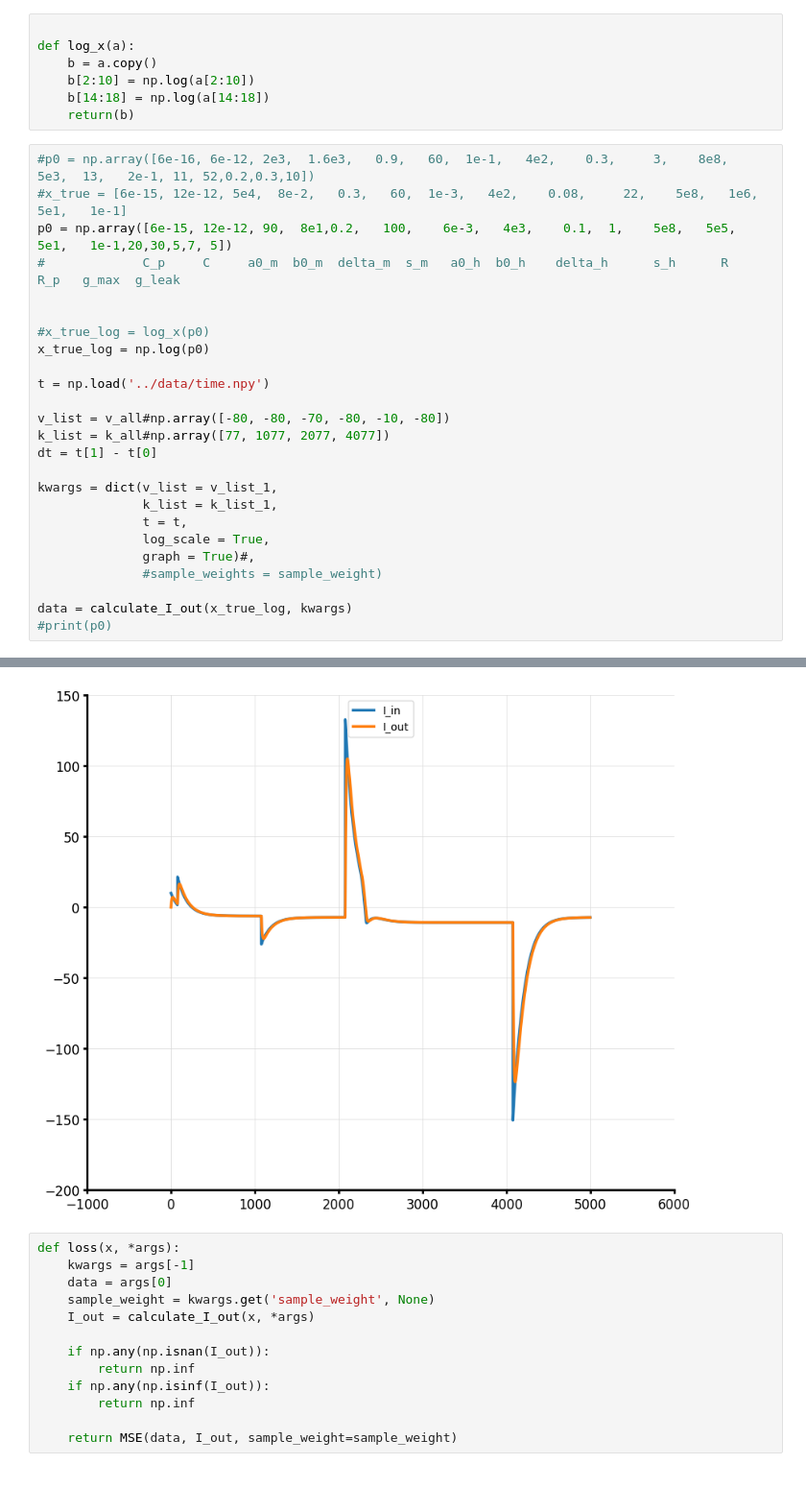
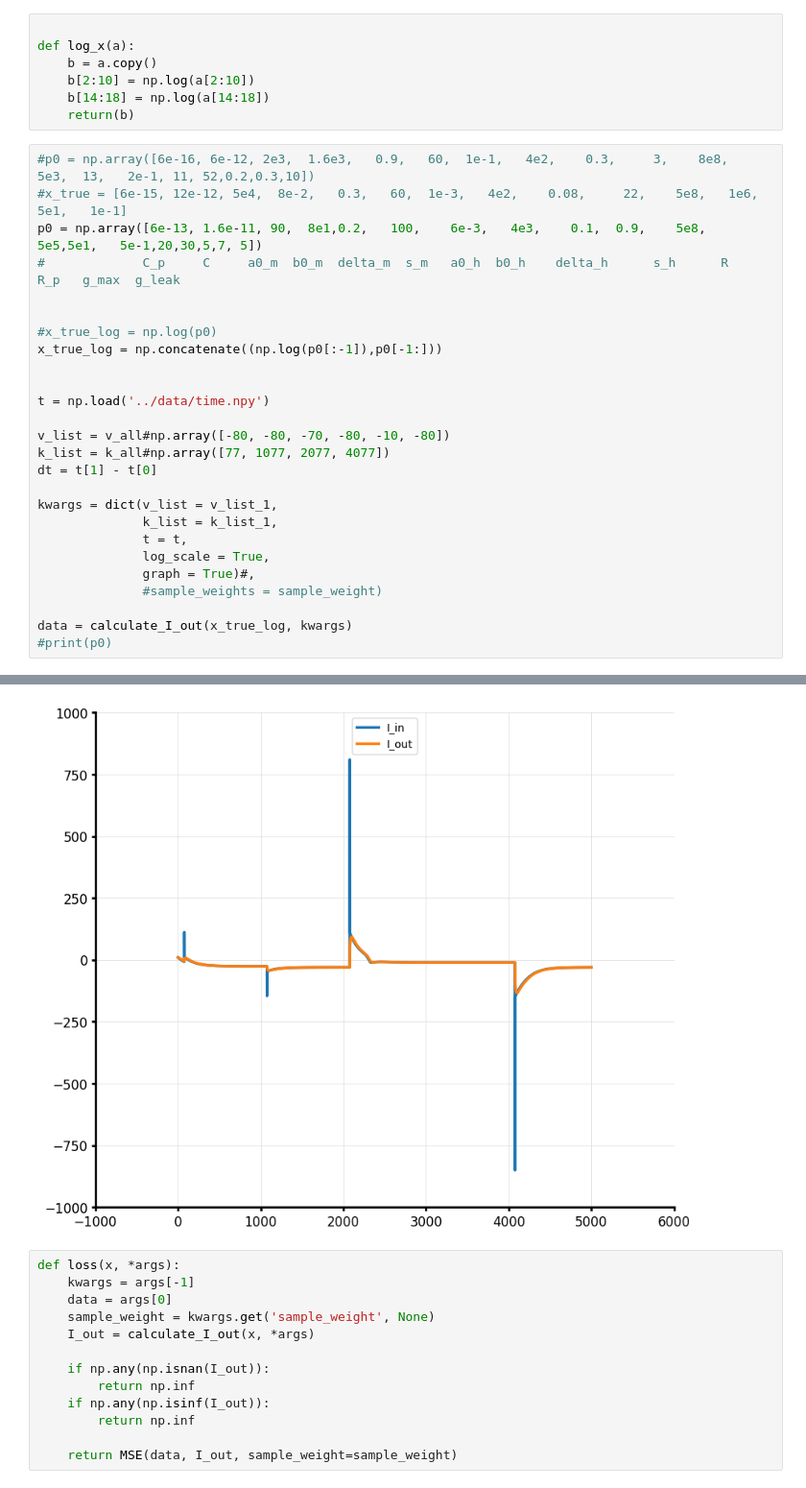
Before and after one commit to humanphysiologylab/INa_full_trace, a Jupyter notebook: notebooks/global_optimization.ipynb, the cells around one changed output, grey strips where cells are left out. Shown at 96% size. Drawn from its saved outputs; the diff is of its cells as text.

```diff
--- a/notebooks/global_optimization.ipynb
+++ b/notebooks/global_optimization.ipynb
@@ -202,12 +215,13 @@ def log_x(a):
 # %%
 #p0 = np.array([6e-16, 6e-12, 2e3,  1.6e3,   0.9,   60,  1e-1,   4e2,    0.3,     3,    8e8,   5e3,  13,   2e-1, 11, 52,0.2,0.3,10])
 #x_true = [6e-15, 12e-12, 5e4,  8e-2,   0.3,   60,  1e-3,   4e2,    0.08,     22,    5e8,   1e6,   5e1,   1e-1]
-p0 = np.array([6e-15, 12e-12, 90,  8e1,0.2,   100,    6e-3,   4e3,    0.1,  1,    5e8,   5e5,   5e1,   1e-1,20,30,5,7, 5])
+p0 = np.array([6e-13, 1.6e-11, 90,  8e1,0.2,   100,    6e-3,   4e3,    0.1,  0.9,    5e8,   5e5,5e1,   5e-1,20,30,5,7, 5])
 #             C_p     C     a0_m  b0_m  delta_m  s_m   a0_h  b0_h    delta_h      s_h      R    R_p   g_max  g_leak
 
 
-#x_true_log = log_x(p0)
-x_true_log = np.log(p0)
+#x_true_log = np.log(p0)
+x_true_log = np.concatenate((np.log(p0[:-1]),p0[-1:]))
+
 
 t = np.load('../data/time.npy')
 
@@ -232,4 +246,4 @@ data = calculate_I_out(x_true_log, kwargs)
-[figure, old version]
+[figure, new version]
 # %%
 def loss(x, *args):
     kwargs = args[-1]
```
Also changed, not shown: parts of 22 cells of this notebook.
